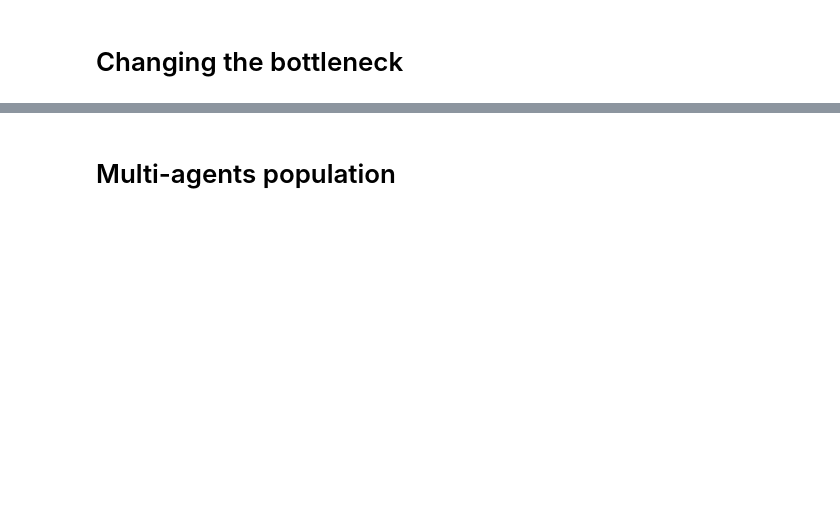
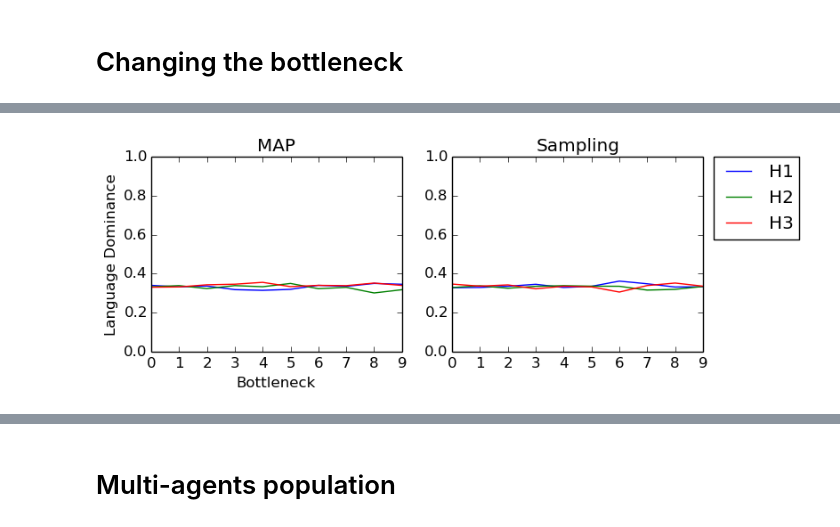
Before and after one commit to dostodabsi/bayesian_ILM, a Jupyter notebook: presentation/presentation.ipynb, the cells around one changed output, grey strips where cells are left out. Drawn from its saved outputs; the diff is of its cells as text; code cells hidden in the pictures; blank space fills up the shorter version.

```diff
--- a/presentation/presentation.ipynb
+++ b/presentation/presentation.ipynb
@@ -387,0 +364,13 @@ title("Sampling")
+# %%
+b = [1:10]
+prior = [1/3 1/3 1/3]
+H = [.6 .2 .2; .2 .6 .2; .2 .2 .6]
+# H = [.6 .3 .1; .2 .6 .2; .1 .3 .6]
+
+bmap = simulate_bottlenecks(prior = prior, bottlenecks = b);
+bsampling = simulate_bottlenecks(prior = prior, bottlenecks = b);
+bmap_ncanonical = simulate_bottlenecks(prior = prior, bottlenecks = b, canonical = false);
+# %%
+plot_bottleneck(bmap, bsampling);
+# %% [output]
+[figure, added]
```
Also changed, not shown: parts of 24 cells of this notebook, 2 other files.
